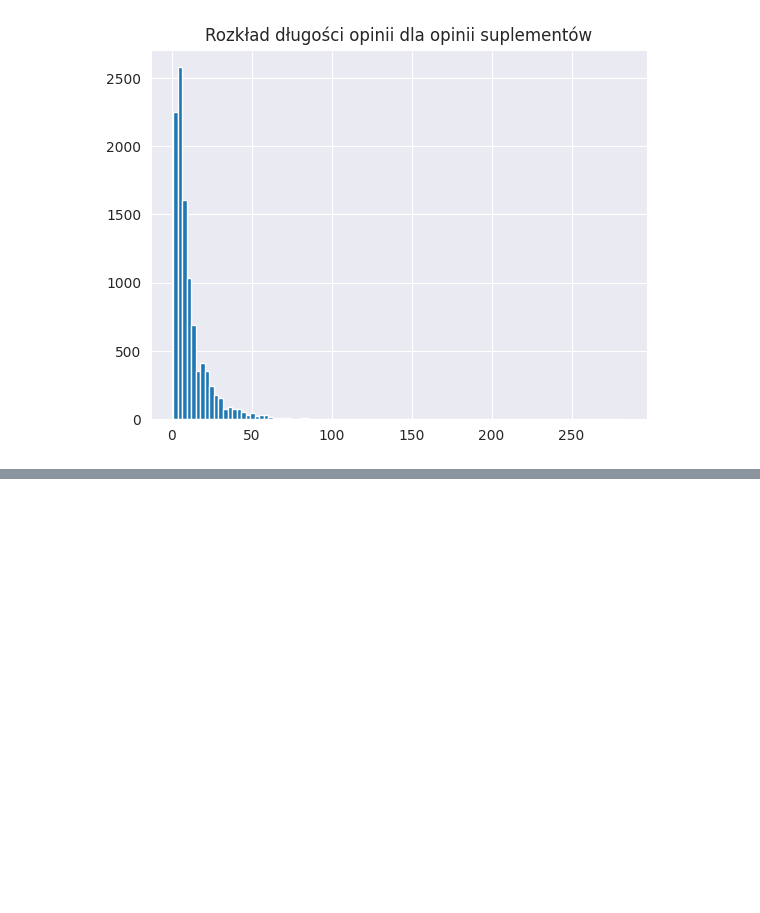
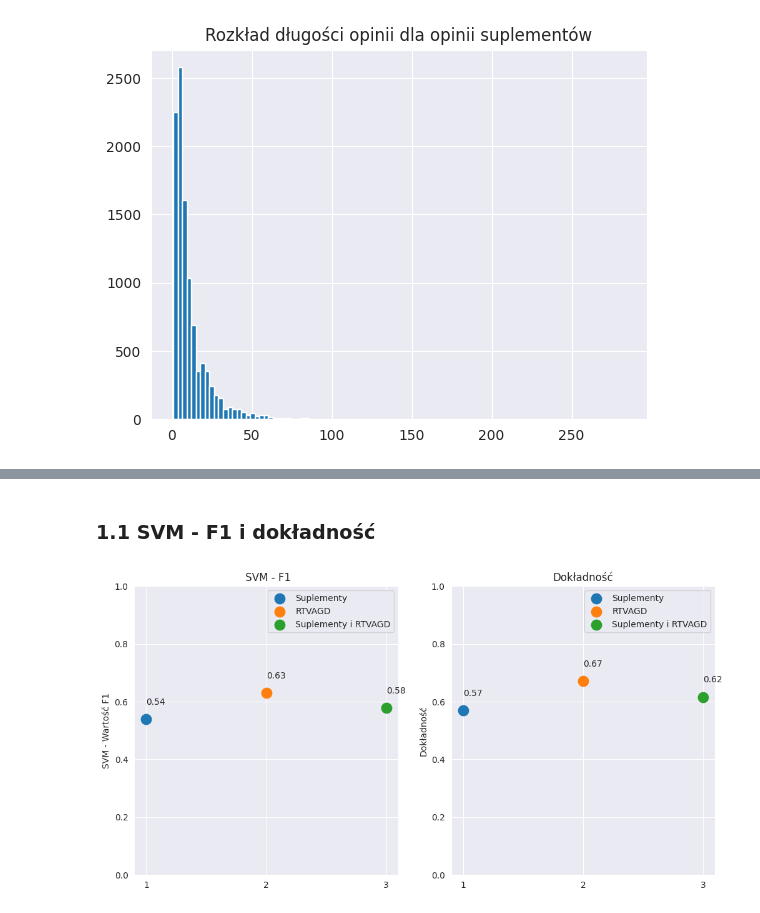
Before and after one commit to 13Dominik/engineering_thesis, a Jupyter notebook: project.ipynb, the cells around one changed output, grey strips where cells are left out. Saved outputs shown, nothing was run; the diff lists cells and outputs as text; code cells hidden in the pictures; blank space fills up the shorter version.

```diff
--- a/project.ipynb
+++ b/project.ipynb
@@ -161,0 +354,8 @@ Text(0.5, 1.0, 'Rozkład długości opinii dla opinii RTVAGD (0-80)')
+# %%
+X_merged_train, X_merged_test, y_merged_train, y_merged_test = train_test_split(
+    X_merged, y_merged, test_size=0.33, random_state=42)
+
+svc = SVC(C=1, gamma=1, kernel='rbf')
+svc.fit(X_merged_train, y_merged_train)
+
+y_merged_pred = svc.predict(X_merged_test)
@@ -161,0 +402,2 @@ Text(0.5, 1.0, 'Rozkład długości opinii dla opinii RTVAGD (0-80)')
+# %% [markdown]
+### 1.1 SVM - F1 i dokładność
@@ -161,0 +406,36 @@ Text(0.5, 1.0, 'Rozkład długości opinii dla opinii RTVAGD (0-80)')
+# %%
+# F1
+f1_supp = f1_score(y_supp_test, y_supp_pred, average='weighted')
+f1_rtvagd = f1_score(y_rtvagd_test, y_rtvagd_pred, average='weighted')
+f1_merged = f1_score(y_merged_test, y_merged_pred, average='weighted')
+# %%
+# Dokładność
+acc_supp = accuracy_score(y_supp_test, y_supp_pred)
+acc_rtvagd = accuracy_score(y_rtvagd_test, y_rtvagd_pred)
+acc_merged = accuracy_score(y_merged_test, y_merged_pred)
+# %%
+fig, (ax1, ax2) = plt.subplots(1, 2, figsize=(12, 6))
+ax1.scatter(1, f1_supp, s=140,  label="Suplementy")
+ax1.scatter(2, f1_rtvagd,s=140, label="RTVAGD")
+ax1.scatter(3, f1_merged, s=140,label="Suplementy i RTVAGD")
+ax1.set_title(" SVM - F1")
+ax1.set_ylabel("SVM - Wartość F1")
+ax1.annotate(round(f1_supp, 2), (1, f1_supp + 0.05))
+ax1.annotate(round(f1_rtvagd, 2), (2, f1_rtvagd + 0.05))
+ax1.annotate(round(f1_merged, 2), (3, f1_merged + 0.05))
+
+ax2.scatter(1, acc_supp,s=140, label="Suplementy")
+ax2.scatter(2, acc_rtvagd,s=140, label="RTVAGD")
+ax2.scatter(3, acc_merged, s=140,label="Suplementy i RTVAGD")
+ax2.set_title("Dokładność")
+ax2.set_ylabel("Dokładność")
+ax2.annotate(round(acc_supp, 2), (1, acc_supp + 0.05))
+ax2.annotate(round(acc_rtvagd, 2), (2, acc_rtvagd + 0.05))
+ax2.annotate(round(acc_merged, 2), (3, acc_merged + 0.05))
+
+for ax in (ax1, ax2):
+    ax.set_ylim([0, 1])
+    ax.set_xticks([1,2,3])
+    ax.legend()
+# %% [output]
+[figure, added]
```
Also changed, not shown: parts of 31 cells of this notebook, 3 other files.
